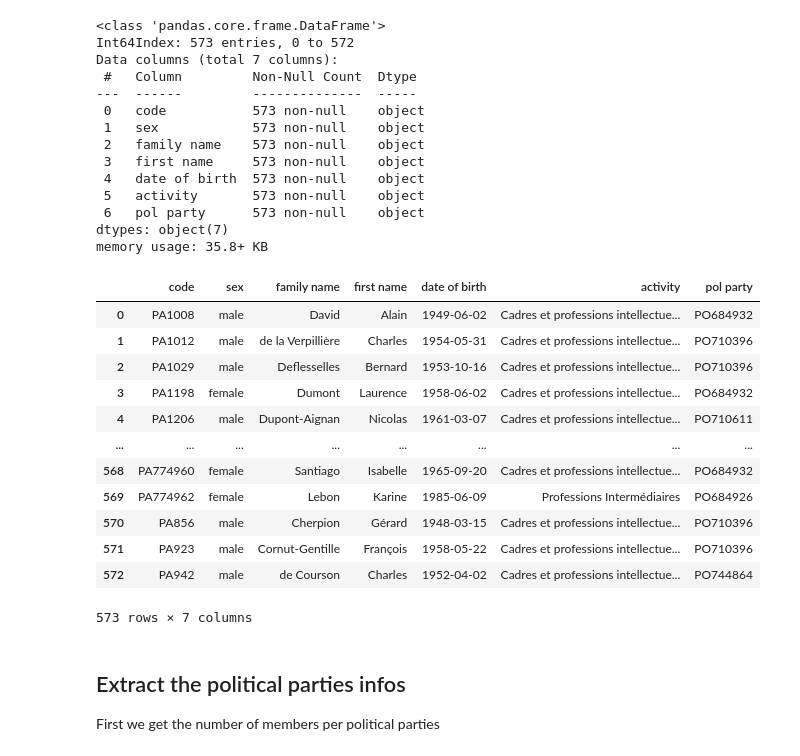
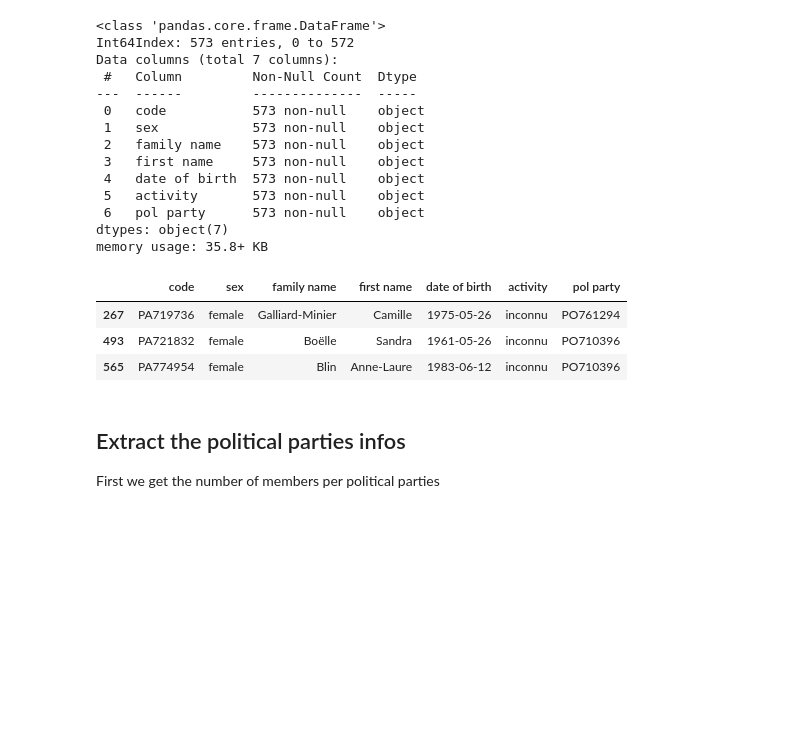
Before and after one commit to max-lutz/national-assembly, a Jupyter notebook: Data exploratory phase.ipynb, the cells around one changed output. Cells and saved outputs as stored; diff of their text form; code cells hidden in the pictures; blank space fills up the shorter version.

```diff
--- a/Data exploratory phase.ipynb
+++ b/Data exploratory phase.ipynb
@@ -86,6 +86,7 @@ for path, subdirs, files in os.walk(notebook_path + '\json'):
                 #print(l)
                 df_dep.loc[row_index] = l
                 row_index = row_index + 1
+df_dep.loc[df_dep['activity'].str.len() < 5, 'activity'] = 'inconnu'
 df_dep.info()
 # %% [output]
 <class 'pandas.core.frame.DataFrame'>
@@ -102,22 +103,13 @@ Data columns (total 7 columns):
  6   pol party      573 non-null    object
 dtypes: object(7)
 memory usage: 35.8+ KB
-# %%
-df_dep
-# %% [output]
-|  | code | sex | family name | first name | date of birth | activity | pol party |
-| 0 | PA1008 | male | David | Alain | 1949-06-02 | Cadres et professions intellectue... | PO684932 |
-| 1 | PA1012 | male | de la Verpillière | Charles | 1954-05-31 | Cadres et professions intellectue... | PO710396 |
-| 2 | PA1029 | male | Deflesselles | Bernard | 1953-10-16 | Cadres et professions intellectue... | PO710396 |
-| 3 | PA1198 | female | Dumont | Laurence | 1958-06-02 | Cadres et professions intellectue... | PO684932 |
-| 4 | PA1206 | male | Dupont-Aignan | Nicolas | 1961-03-07 | Cadres et professions intellectue... | PO710611 |
-| ... | ... | ... | ... | ... | ... | ... | ... |
-| 568 | PA774960 | female | Santiago | Isabelle | 1965-09-20 | Cadres et professions intellectue... | PO684932 |
-| 569 | PA774962 | female | Lebon | Karine | 1985-06-09 | Professions Intermédiaires | PO684926 |
-| 570 | PA856 | male | Cherpion | Gérard | 1948-03-15 | Cadres et professions intellectue... | PO710396 |
-| 571 | PA923 | male | Cornut-Gentille | François | 1958-05-22 | Cadres et professions intellectue... | PO710396 |
-| 572 | PA942 | male | de Courson | Charles | 1952-04-02 | Cadres et professions intellectue... | PO744864 |
-573 rows × 7 columns
+# %%
+df_dep.loc[df_dep['activity'].str.len() < 8]
+# %% [output]
+|  | code | sex | family name | first name | date of birth | activity | pol party |
+| 267 | PA719736 | female | Galliard-Minier | Camille | 1975-05-26 | inconnu | PO761294 |
+| 493 | PA721832 | female | Boëlle | Sandra | 1961-05-26 | inconnu | PO710396 |
+| 565 | PA774954 | female | Blin | Anne-Laure | 1983-06-12 | inconnu | PO710396 |
 # %% [markdown]
 ## Extract the political parties infos
 First we get the number of members per political parties
```
Also changed, not shown: parts of 7 cells of this notebook, 1 other file.
